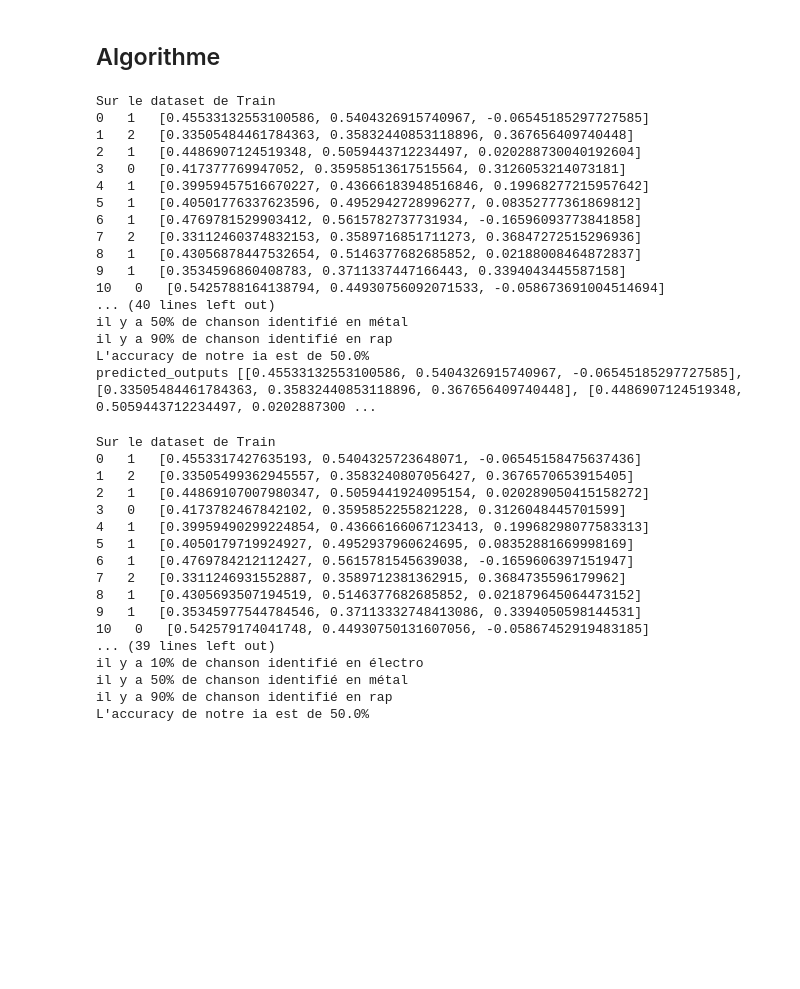
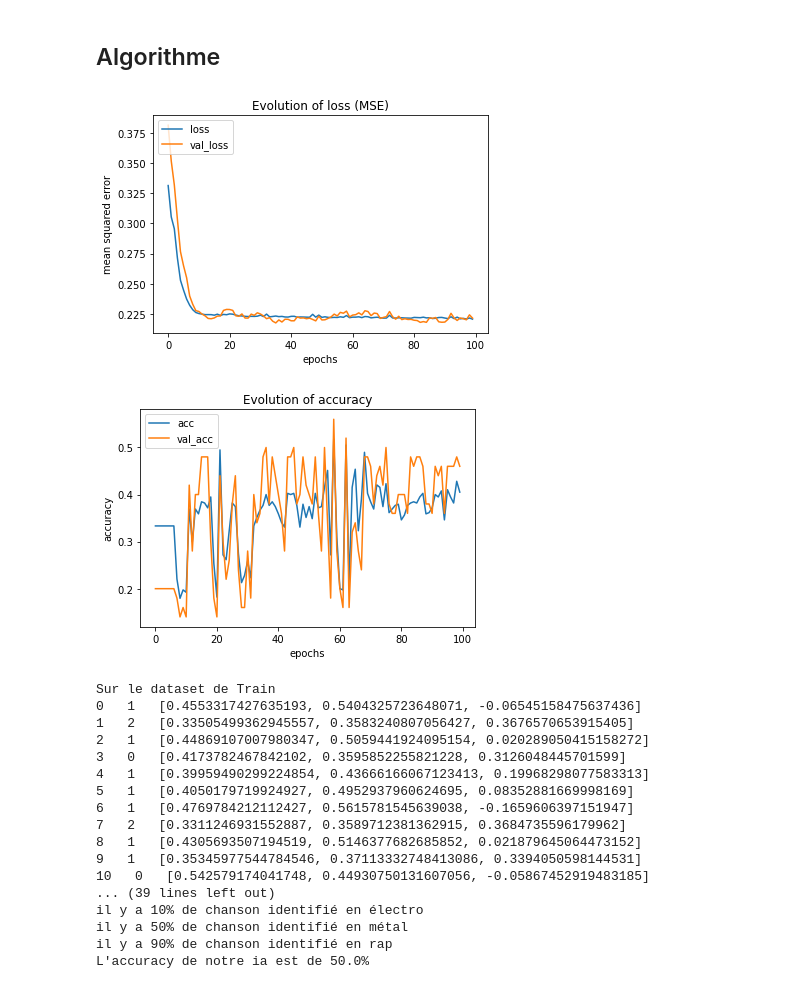
Before and after one commit to quentin-pierson/projetAnnuel, a Jupyter notebook: python/rendu/Test_dataset.ipynb, the cells around one changed output. Cells and saved outputs as stored; diff of their text form; code cells hidden in the pictures; blank space fills up the shorter version.

```diff
--- a/python/rendu/Test_dataset.ipynb
+++ b/python/rendu/Test_dataset.ipynb
@@ -112,10 +113,12 @@ def my_mean_squared_error(y_true, y_pred):
 # %%
 def run_mlp_wrapper():
     (X_train, y_train), (X_test, y_test) = import_dataset()
-    wrapped_model = MyMLPRawWrapper([192,4,4,3], True, 0.001, 200000)
+    wrapped_model = MyMLPRawWrapper([192,4,4,3], True, 0.001, 200)
 
     losses = []
     val_losses = []
+    accs = []
+    val_accs = []
 
     for epoch in range(100):
         wrapped_model.fit(X_train, y_train)
@@ -126,9 +129,29 @@ def run_mlp_wrapper():
         val_loss = mean_squared_error(y_test, val_y_pred)
         val_losses.append(val_loss)
 
+        acc = accuracy_score(np.argmax(y_train, axis=1), np.argmax(y_pred, axis=1))
+        accs.append(acc)
+
+        val_acc = accuracy_score(np.argmax(y_test, axis=1), np.argmax(val_y_pred, axis=1))
+        val_accs.append(val_acc)
+
+        clear_output(True)
+
     plt.plot(losses)
     plt.plot(val_losses)
+    plt.legend(['loss', 'val_loss'], loc='upper left')
+    plt.title('Evolution of loss (MSE)')
+    plt.xlabel('epochs')
+    plt.ylabel(f'mean squared error')
     plt.show()
+
+    plt.plot(accs)
+    plt.plot(val_accs)
+    plt.legend(['acc', 'val_acc'], loc='upper left')
+    plt.title('Evolution of accuracy')
+    plt.xlabel('epochs')
+    plt.ylabel(f'accuracy')
+    plt.show()
 # %%
 def run_mlp():
     (X_train, y_train), (X_test, y_test) = import_dataset()
@@ -163,26 +186,11 @@ def run_mlp():
     mlp.save_mlp_classification(model1)
 
     mlp.free_MLP(resultat1)
-# %%
-run_mlp()
-# %% [output]
-Sur le dataset de Train
-0   1   [0.45533132553100586, 0.5404326915740967, -0.06545185297727585]
-1   2   [0.33505484461784363, 0.35832440853118896, 0.367656409740448]
-2   1   [0.4486907124519348, 0.5059443712234497, 0.020288730040192604]
-3   0   [0.417377769947052, 0.35958513617515564, 0.3126053214073181]
-4   1   [0.39959457516670227, 0.43666183948516846, 0.19968277215957642]
-5   1   [0.40501776337623596, 0.4952942728996277, 0.08352777361869812]
-6   1   [0.4769781529903412, 0.5615782737731934, -0.16596093773841858]
-7   2   [0.33112460374832153, 0.3589716851711273, 0.36847272515296936]
-8   1   [0.43056878447532654, 0.5146377682685852, 0.02188008464872837]
-9   1   [0.3534596860408783, 0.3711337447166443, 0.3394043445587158]
-10   0   [0.5425788164138794, 0.44930756092071533, -0.058673691004514694]
-... (40 lines left out)
-il y a 50% de chanson identifié en métal
-il y a 90% de chanson identifié en rap
-L'accuracy de notre ia est de 50.0%
-predicted_outputs [[0.45533132553100586, 0.5404326915740967, -0.06545185297727585], [0.33505484461784363, 0.35832440853118896, 0.367656409740448], [0.4486907124519348, 0.5059443712234497, 0.0202887300 ...
+# %%
+run_mlp_wrapper()
+# %% [output]
+[figure, added]
+[figure, added]
 # %%
 def load_mlp():
     (X_train, y_train), (X_test, y_test) = import_dataset()
```
Also changed, not shown: parts of 1 cell of this notebook.
